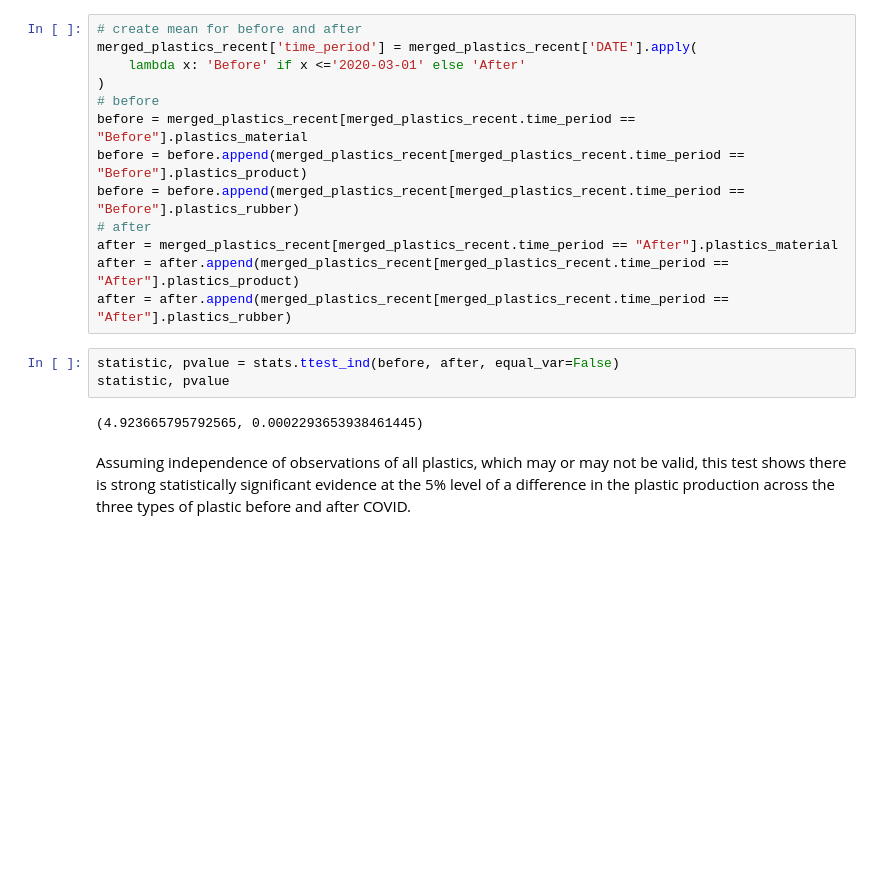
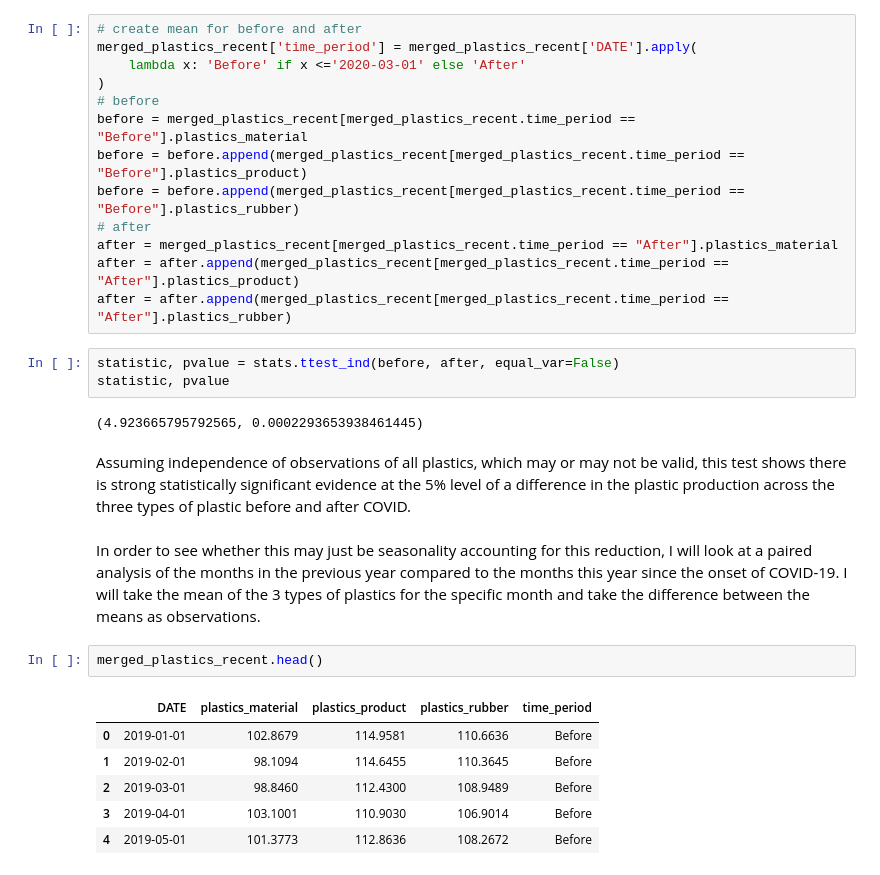
Before and after one commit to baileywellen/COVID-environmental-impact, a Jupyter notebook: plastic_eda.ipynb, the cells around one changed output. Saved outputs shown, nothing was run; the diff lists cells and outputs as text; blank space fills up the shorter version.

```diff
--- a/plastic_eda.ipynb
+++ b/plastic_eda.ipynb
@@ -196,3 +196,14 @@ statistic, pvalue
 (4.923665795792565, 0.0002293653938461445)
 # %% [markdown]
 Assuming independence of observations of all plastics, which may or may not be valid, this test shows there is strong statistically significant evidence at the 5% level of a difference in the plastic production across the three types of plastic before and after COVID.
+# %% [markdown]
+In order to see whether this may just be seasonality accounting for this reduction, I will look at a paired analysis of the months in the previous year compared to the months this year since the onset of COVID-19. I will take the mean of the 3 types of plastics for the specific month and take the difference between the means as observations.
+# %%
+merged_plastics_recent.head()
+# %% [output]
+|  | DATE | plastics_material | plastics_product | plastics_rubber | time_period |
+| 0 | 2019-01-01 | 102.8679 | 114.9581 | 110.6636 | Before |
+| 1 | 2019-02-01 | 98.1094 | 114.6455 | 110.3645 | Before |
+| 2 | 2019-03-01 | 98.8460 | 112.4300 | 108.9489 | Before |
+| 3 | 2019-04-01 | 103.1001 | 110.9030 | 106.9014 | Before |
+| 4 | 2019-05-01 | 101.3773 | 112.8636 | 108.2672 | Before |
```
Also changed, not shown: parts of 2 cells of this notebook.
